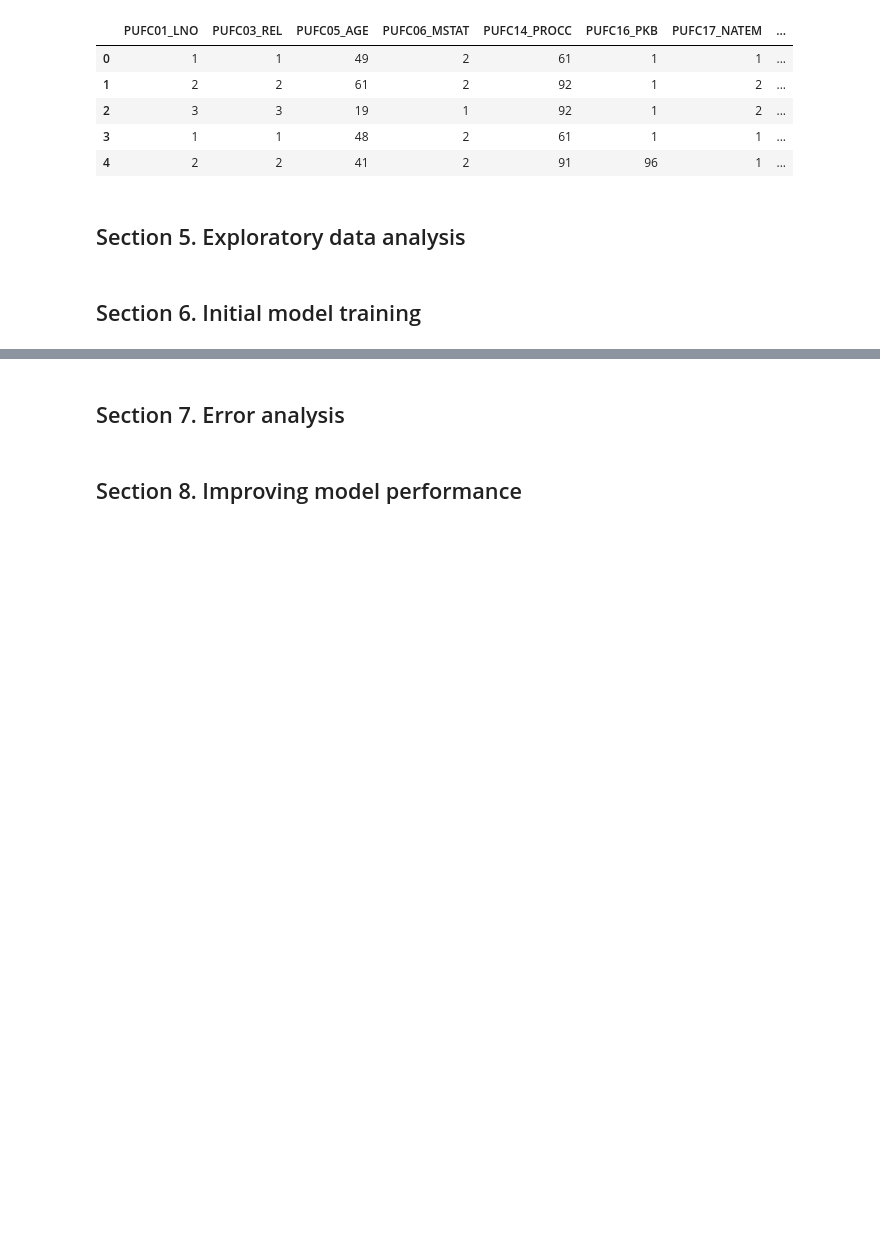
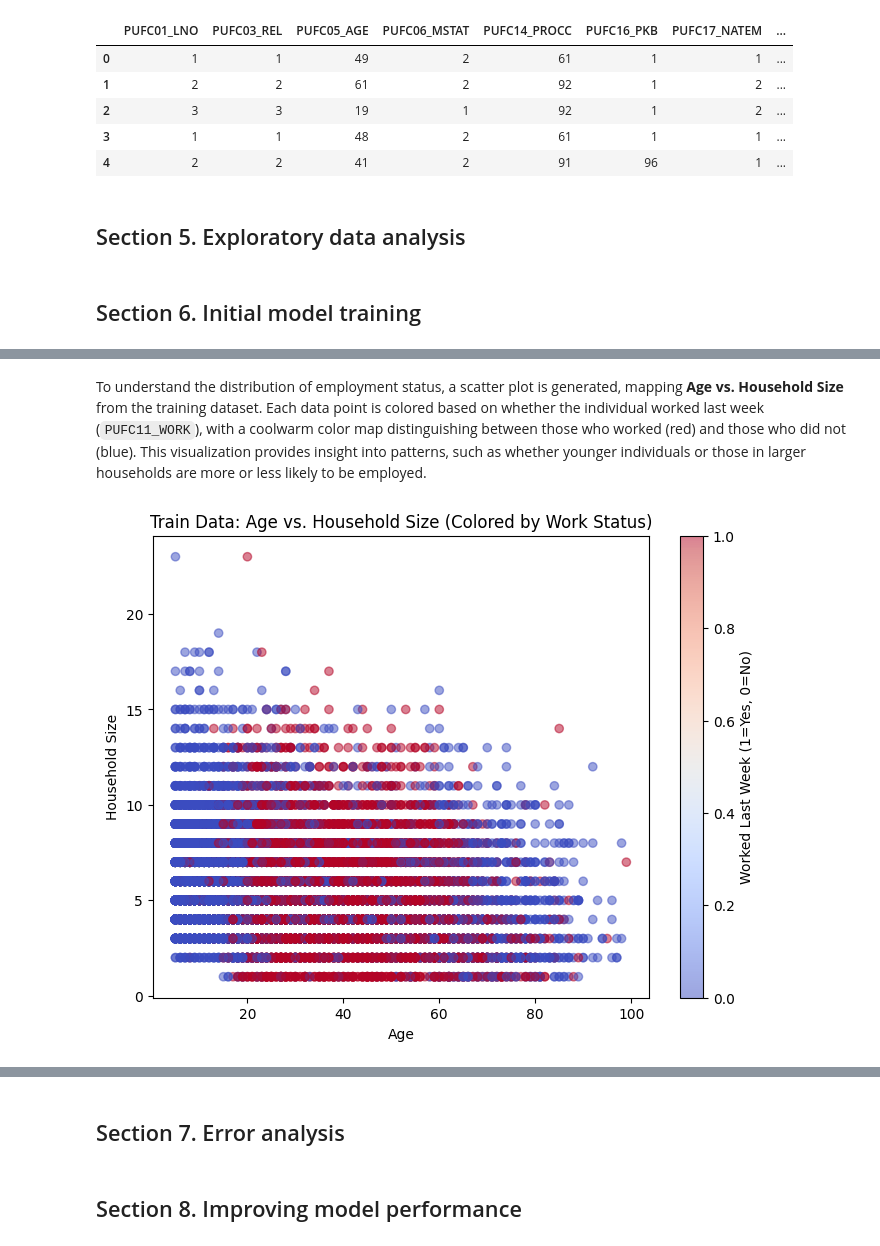
Before and after one commit to MatthewHeinz/STINTSY_MCO1, a Jupyter notebook: MCO1.ipynb, the cells around one changed output, grey strips where cells are left out. Cells and saved outputs as stored; diff of their text form; code cells hidden in the pictures; blank space fills up the shorter version.

Commit message:
section 6 logistic regression

```diff
--- a/MCO1.ipynb
+++ b/MCO1.ipynb
@@ -345,0 +410,6 @@ See the caveats in the documentation: https://pandas.pydata.org/pandas-docs/stab
+# %%
+# Apply one-hot encoding
+df_encoded = pd.get_dummies(df[selected_features], drop_first=True)
+# %%
+# Re-adds the target variable (PUFC11_WORK) to the encoded dataset.
+df_encoded["PUFC11_WORK"] = df["PUFC11_WORK"]
@@ -345,0 +420,12 @@ See the caveats in the documentation: https://pandas.pydata.org/pandas-docs/stab
+# %%
+# Split data (use a smaller subset for training to avoid memory issues)
+X = df_encoded.drop(columns=["PUFC11_WORK"])
+y = df_encoded["PUFC11_WORK"]
+
+# Reduce training size for efficiency
+X_train, X_test, y_train, y_test = train_test_split(X, y, test_size=0.2, random_state=1, stratify=y)
+X_train_sample, y_train_sample = X_train.sample(n=20000, random_state=1), y_train.sample(n=20000, random_state=1)
+
+# Print dataset split details
+print(f"Training set: {len(X_train)} samples (80%)\n")
+print(f"Test set: {len(X_test)} samples (20%)\n")
@@ -345,0 +438,4 @@ See the caveats in the documentation: https://pandas.pydata.org/pandas-docs/stab
+# %%
+# Train Logistic Regression using SGDClassifier
+model = SGDClassifier(loss='log_loss', max_iter=200, learning_rate='constant', eta0=0.001, random_state=1)
+model.fit(X_train_sample, y_train_sample)
@@ -345,0 +467,13 @@ See the caveats in the documentation: https://pandas.pydata.org/pandas-docs/stab
+# %% [markdown]
+To understand the distribution of employment status, a scatter plot is generated, mapping **Age vs. Household Size** from the training dataset. Each data point is colored based on whether the individual worked last week (`PUFC11_WORK`), with a coolwarm color map distinguishing between those who worked (red) and those who did not (blue). This visualization provides insight into patterns, such as whether younger individuals or those in larger households are more or less likely to be employed.
+# %%
+# Visualization: Age vs. Household Size (Train Data)
+plt.figure(figsize=(8, 6))
+plt.scatter(X_train_sample["PUFC05_AGE"], X_train_sample["PUFHHSIZE"], c=y_train_sample, alpha=0.5, cmap="coolwarm")
+plt.xlabel("Age")
+plt.ylabel("Household Size")
+plt.title("Train Data: Age vs. Household Size (Colored by Work Status)")
+plt.colorbar(label="Worked Last Week (1=Yes, 0=No)")
+plt.show()
+# %% [output]
+[figure, added]
```
Also changed, not shown: parts of 20 cells of this notebook.
